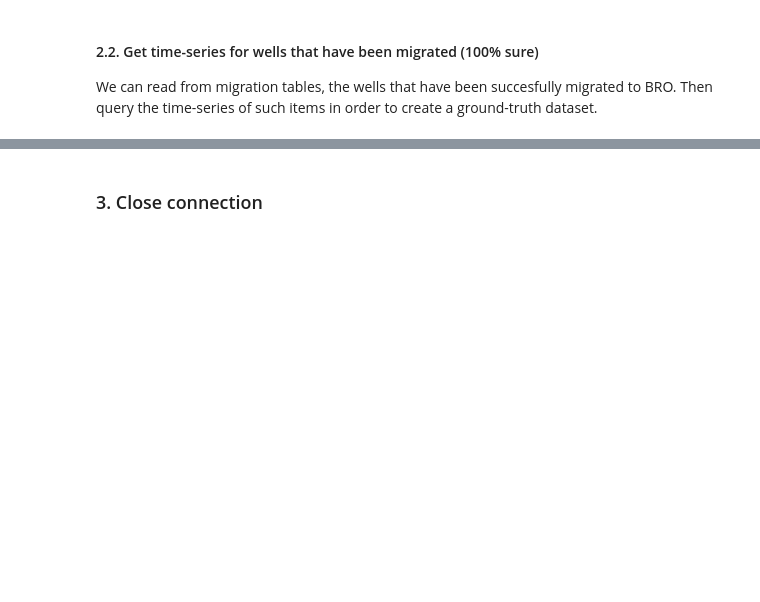
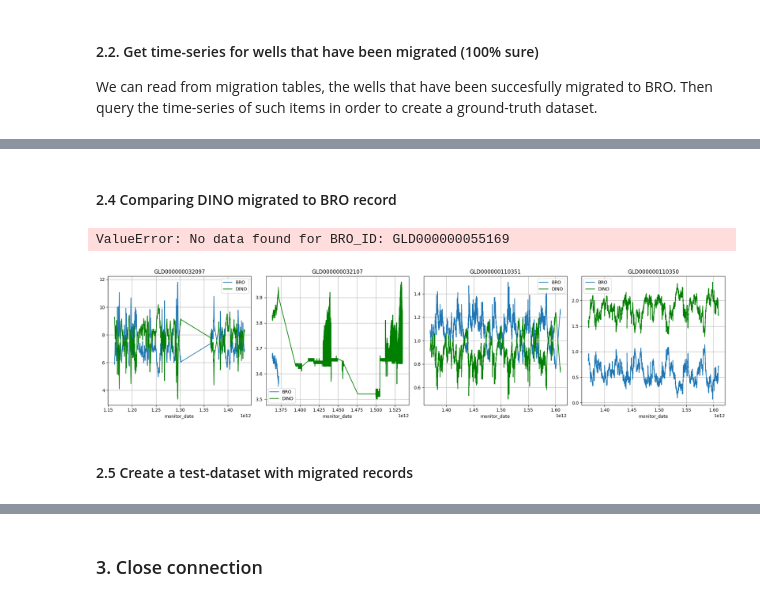
Before and after one commit to luisaforozco/exploration_gw_time_series, a Jupyter notebook: notebooks/dino_query.ipynb, the cells around one changed output, grey strips where cells are left out. Cells and saved outputs as stored; diff of their text form; code cells hidden in the pictures; blank space fills up the shorter version.

Commit message:
Exploring migrated GLD data DINO -> BRO

```diff
--- a/notebooks/dino_query.ipynb
+++ b/notebooks/dino_query.ipynb
@@ -71 +120,4 @@ sql_query_migrated_test_set = f"""
 """
+# %%
+df = pd.read_sql(sql_query_migrated, engine)
+print(df.head())
@@ -71,0 +218,2 @@ sql_query_migrated_test_set = f"""
+# %% [markdown]
+#### 2.4 Comparing DINO migrated to BRO record
@@ -71,0 +284,4 @@ sql_query_migrated_test_set = f"""
+# %%
+get_migrated_data_by_bro_id('GLD000000055169')
+# %% [output]
+ValueError: No data found for BRO_ID: GLD000000055169
@@ -71,0 +293,17 @@ sql_query_migrated_test_set = f"""
+# %%
+# BRO IDs to check
+bro_id_check= ['GLD000000032097', 'GLD000000032107', 'GLD000000110351', 'GLD000000110350']
+# %%
+fig, axes = plt.subplots(1, len(bro_id_check), figsize=(20, 5), sharey=False)
+for i, bro_id in enumerate(bro_id_check):
+    bro_df = utils_bro.get_bro_data(bro_id)
+    bro_df.plot(x='Tijdstip', y=bro_df.columns[1], kind='line', grid=True, ax=axes[i], label='BRO')
+    if(len(bro_df.columns)) > 2: print(f"BRO entry has {len(bro_df.columns)} observations: {bro_df.columns}")
+    dino_df = get_migrated_data_by_bro_id(bro_id)
+    dino_df.plot(x='monitor_date', y='value', kind='line', grid=True, ax=axes[i], c='g', label='DINO')
+    axes[i].set_title(f'{bro_id}')
+plt.tight_layout()
+# %% [output]
+[figure, added]
+# %% [markdown]
+#### 2.5 Create a test-dataset with migrated records
```
Also changed, not shown: parts of 21 cells of this notebook, 2 other files.
